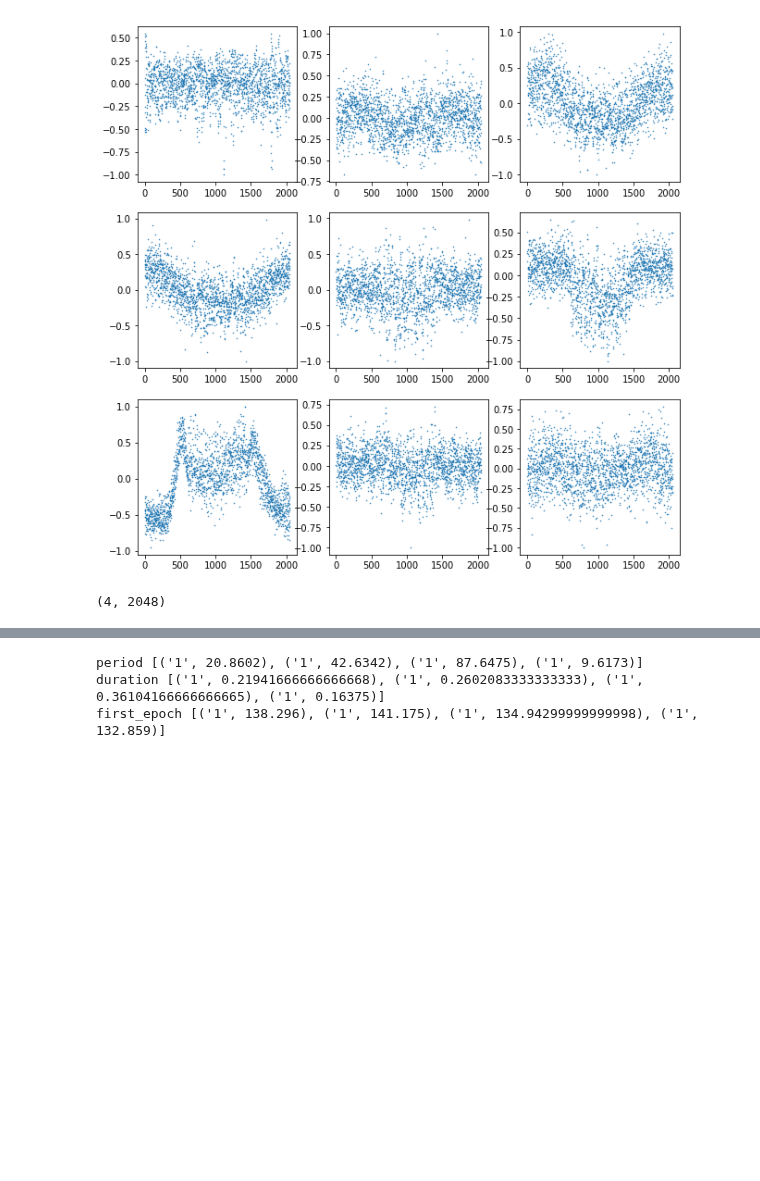
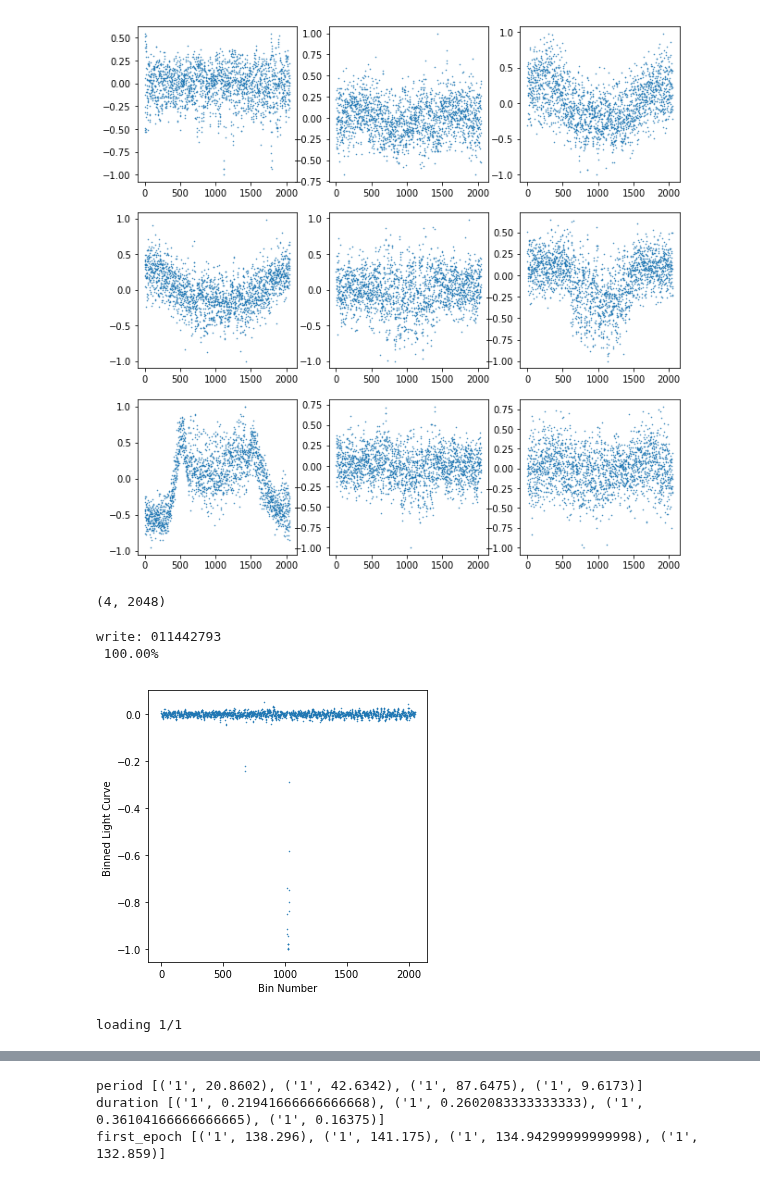
Before and after one commit to grewwc/phd_thesis, a Jupyter notebook: exoplanet/again_preprocess.ipynb, the cells around one changed output, grey strips where cells are left out. Cells and saved outputs as stored; diff of their text form; code cells hidden in the pictures; blank space fills up the shorter version.

```diff
--- a/exoplanet/again_preprocess.ipynb
+++ b/exoplanet/again_preprocess.ipynb
@@ -182,0 +181,17 @@ test = pc[3]
+# %%
+pc, _ = get_binned_normalized_flux_by_IDs('11442793', overwrite=1)
+# %% [output]
+write: 011442793
+ 100.00%
+# %%
+plt.figure(figsize=(5,5))
+plt.xlabel('Bin Number')
+plt.ylabel('Binned Light Curve ')
+plt.plot(pc.ravel(), '.', ms=1)
+plt.savefig(os.path.join(img_dir, 'binned_global_11442793.png'), dpi=200)
+# %% [output]
+[figure, added]
+# %%
+l, _ = get_binned_local_view_by_IDs('11442793', overwrite=1)
+# %% [output]
+loading 1/1
```
Also changed, not shown: parts of 9 cells of this notebook, 10 other files.
